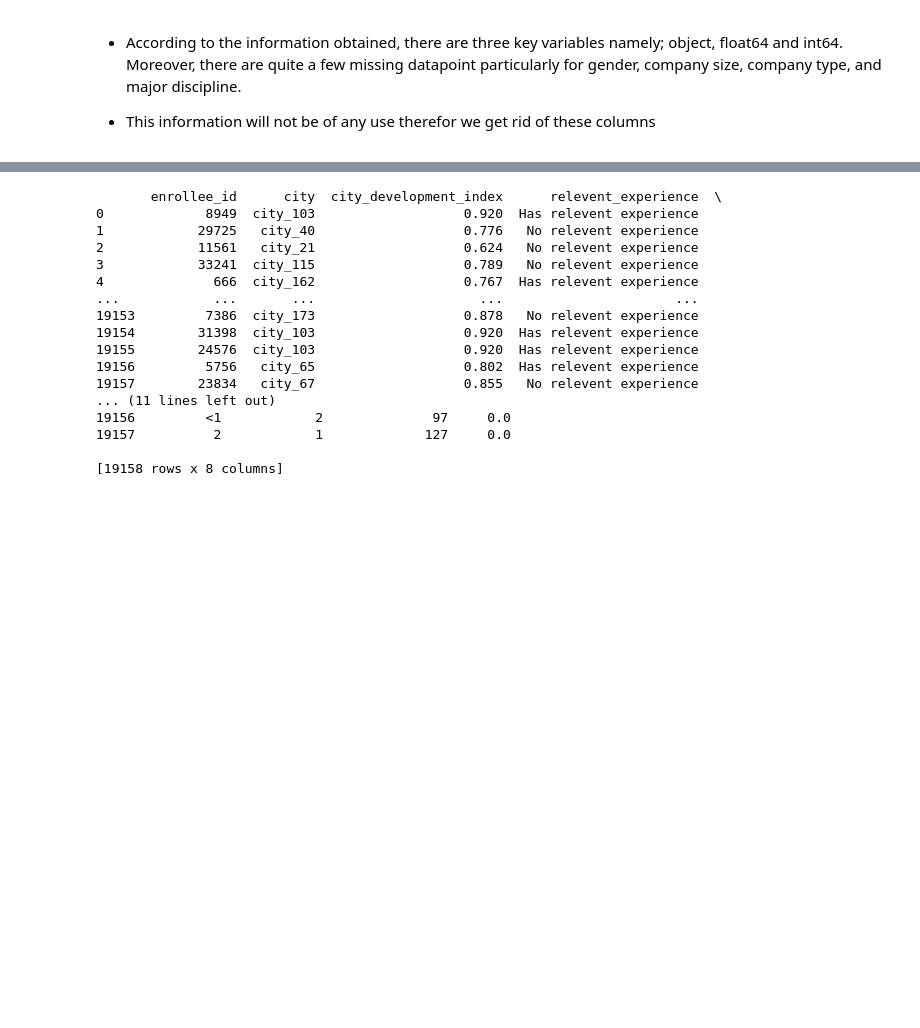
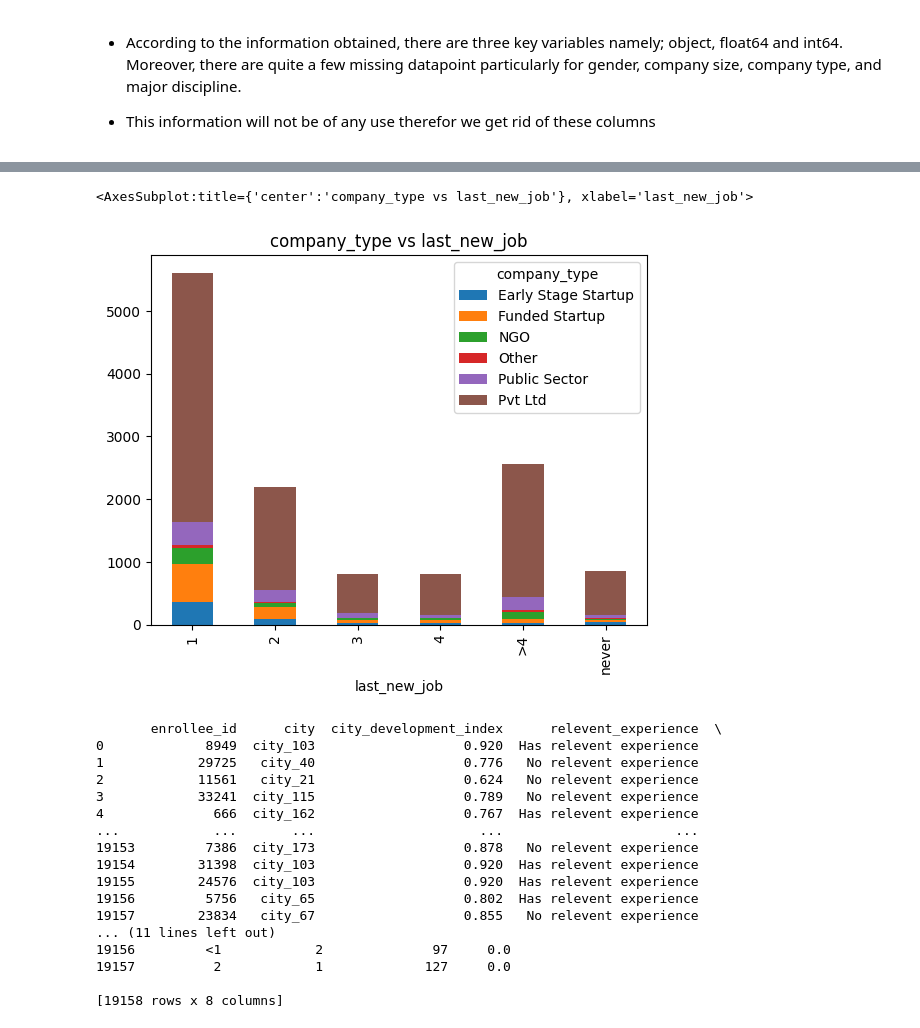
Before and after one commit to asiemachris12/DS-Job-Change-Prediction-Machine-Learning-Project, a Jupyter notebook: 002-DS Job Change.ipynb, the cells around one changed output, grey strips where cells are left out. Drawn from its saved outputs; the diff is of its cells as text; code cells hidden in the pictures; blank space fills up the shorter version.

```diff
--- a/002-DS Job Change.ipynb
+++ b/002-DS Job Change.ipynb
@@ -114,3 +152,9 @@ Map of missing values
+# %%
+pd.crosstab(df["last_new_job"],df["company_type"]).reset_index().plot(x='last_new_job', kind='bar', stacked=True,
+        title='company_type vs last_new_job')
+# %% [output]
+<AxesSubplot:title={'center':'company_type vs last_new_job'}, xlabel='last_new_job'>
+[figure, added]
 # %%
 def drop_columns_and_print(df, columns_to_drop):
     """
```
Also changed, not shown: parts of 5 cells of this notebook, 16 other files.
